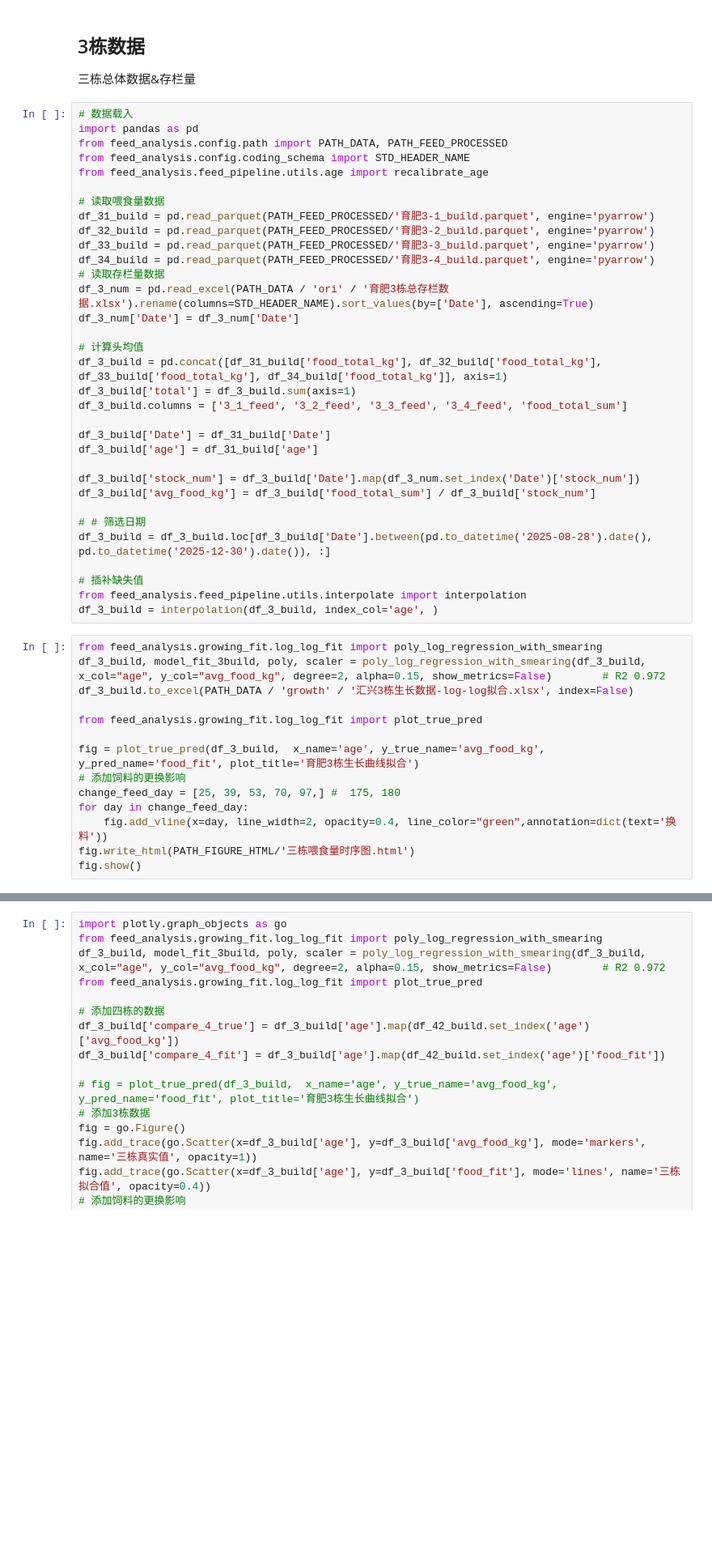
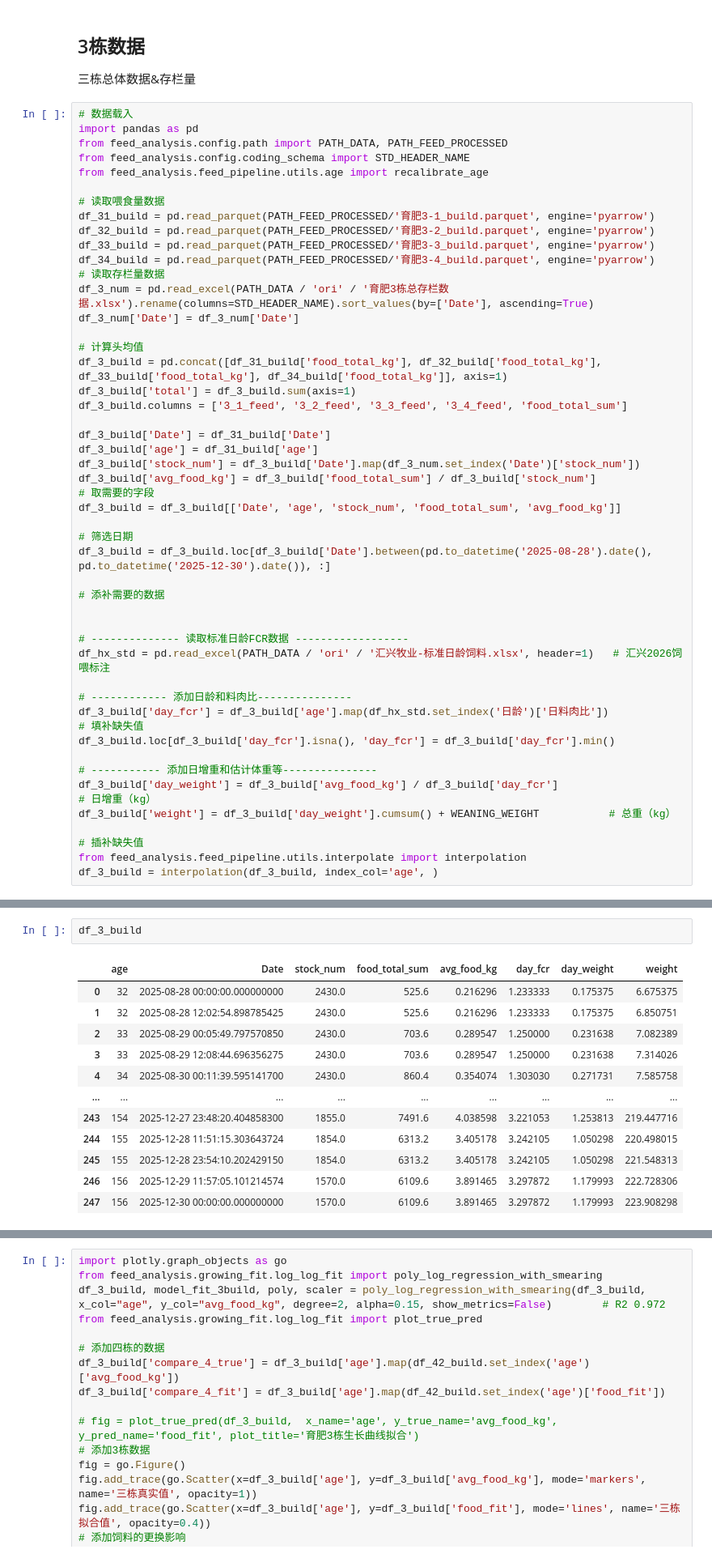
Before and after one commit to yixuan228/work-error-detect, a Jupyter notebook: notebooks/生长曲线分析-保留最优模型.ipynb, the cells around one changed output, grey strips where cells are left out. Shown at 81% size. Cells and saved outputs as stored; diff of their text form; blank space fills up the shorter version.

```diff
--- a/notebooks/生长曲线分析-保留最优模型.ipynb
+++ b/notebooks/生长曲线分析-保留最优模型.ipynb
@@ -168,27 +168,29 @@ df_3_build.columns = ['3_1_feed', '3_2_feed', '3_3_feed', '3_4_feed', 'food_tota
 
 df_3_build['Date'] = df_31_build['Date']
 df_3_build['age'] = df_31_build['age']
-
 df_3_build['stock_num'] = df_3_build['Date'].map(df_3_num.set_index('Date')['stock_num'])
 df_3_build['avg_food_kg'] = df_3_build['food_total_sum'] / df_3_build['stock_num']
+# 取需要的字段
+df_3_build = df_3_build[['Date', 'age', 'stock_num', 'food_total_sum', 'avg_food_kg']]
 
-# # 筛选日期
+# 筛选日期
 df_3_build = df_3_build.loc[df_3_build['Date'].between(pd.to_datetime('2025-08-28').date(), pd.to_datetime('2025-12-30').date()), :]
+
+# 添补需要的数据
+
+
+# -------------- 读取标准日龄FCR数据 ------------------
+df_hx_std = pd.read_excel(PATH_DATA / 'ori' / '汇兴牧业-标准日龄饲料.xlsx', header=1)   # 汇兴2026饲喂标注
+
+# ------------ 添加日龄和料肉比---------------
+df_3_build['day_fcr'] = df_3_build['age'].map(df_hx_std.set_index('日龄')['日料肉比'])
+# 填补缺失值
+df_3_build.loc[df_3_build['day_fcr'].isna(), 'day_fcr'] = df_3_build['day_fcr'].min()
+
+# ----------- 添加日增重和估计体重等---------------
+df_3_build['day_weight'] = df_3_build['avg_food_kg'] / df_3_build['day_fcr']        # 日增重（kg）
+df_3_build['weight'] = df_3_build['day_weight'].cumsum() + WEANING_WEIGHT           # 总重（kg）
 
 # 插补缺失值
 from feed_analysis.feed_pipeline.utils.interpolate import interpolation
 df_3_build = interpolation(df_3_build, index_col='age', )
-# %%
-from feed_analysis.growing_fit.log_log_fit import poly_log_regression_with_smearing
-df_3_build, model_fit_3build, poly, scaler = poly_log_regression_with_smearing(df_3_build, x_col="age", y_col="avg_food_kg", degree=2, alpha=0.15, show_metrics=False)        # R2 0.972
-df_3_build.to_excel(PATH_DATA / 'growth' / '汇兴3栋生长数据-log-log拟合.xlsx', index=False)
-
-from feed_analysis.growing_fit.log_log_fit import plot_true_pred
-
-fig = plot_true_pred(df_3_build,  x_name='age', y_true_name='avg_food_kg', y_pred_name='food_fit', plot_title='育肥3栋生长曲线拟合')
-# 添加饲料的更换影响
-change_feed_day = [25, 39, 53, 70, 97,] #  175, 180
-for day in change_feed_day:
-    fig.add_vline(x=day, line_width=2, opacity=0.4, line_color="green",annotation=dict(text='换料'))
-fig.write_html(PATH_FIGURE_HTML/'三栋喂食量时序图.html')
-fig.show()
@@ -196,0 +197,15 @@ ImportError: cannot import name 'poly_log_regression_with_smearing' from 'feed_a
+# %%
+df_3_build
+# %% [output]
+|  | age | Date | stock_num | food_total_sum | avg_food_kg | day_fcr | day_weight | weight |
+| 0 | 32 | 2025-08-28 00:00:00.000000000 | 2430.0 | 525.6 | 0.216296 | 1.233333 | 0.175375 | 6.675375 |
+| 1 | 32 | 2025-08-28 12:02:54.898785425 | 2430.0 | 525.6 | 0.216296 | 1.233333 | 0.175375 | 6.850751 |
+| 2 | 33 | 2025-08-29 00:05:49.797570850 | 2430.0 | 703.6 | 0.289547 | 1.250000 | 0.231638 | 7.082389 |
+| 3 | 33 | 2025-08-29 12:08:44.696356275 | 2430.0 | 703.6 | 0.289547 | 1.250000 | 0.231638 | 7.314026 |
+| 4 | 34 | 2025-08-30 00:11:39.595141700 | 2430.0 | 860.4 | 0.354074 | 1.303030 | 0.271731 | 7.585758 |
+| ... | ... | ... | ... | ... | ... | ... | ... | ... |
+| 243 | 154 | 2025-12-27 23:48:20.404858300 | 1855.0 | 7491.6 | 4.038598 | 3.221053 | 1.253813 | 219.447716 |
+| 244 | 155 | 2025-12-28 11:51:15.303643724 | 1854.0 | 6313.2 | 3.405178 | 3.242105 | 1.050298 | 220.498015 |
+| 245 | 155 | 2025-12-28 23:54:10.202429150 | 1854.0 | 6313.2 | 3.405178 | 3.242105 | 1.050298 | 221.548313 |
+| 246 | 156 | 2025-12-29 11:57:05.101214574 | 1570.0 | 6109.6 | 3.891465 | 3.297872 | 1.179993 | 222.728306 |
+| 247 | 156 | 2025-12-30 00:00:00.000000000 | 1570.0 | 6109.6 | 3.891465 | 3.297872 | 1.179993 | 223.908298 |
```
Also changed, not shown: parts of 11 cells of this notebook, 3 other files.
